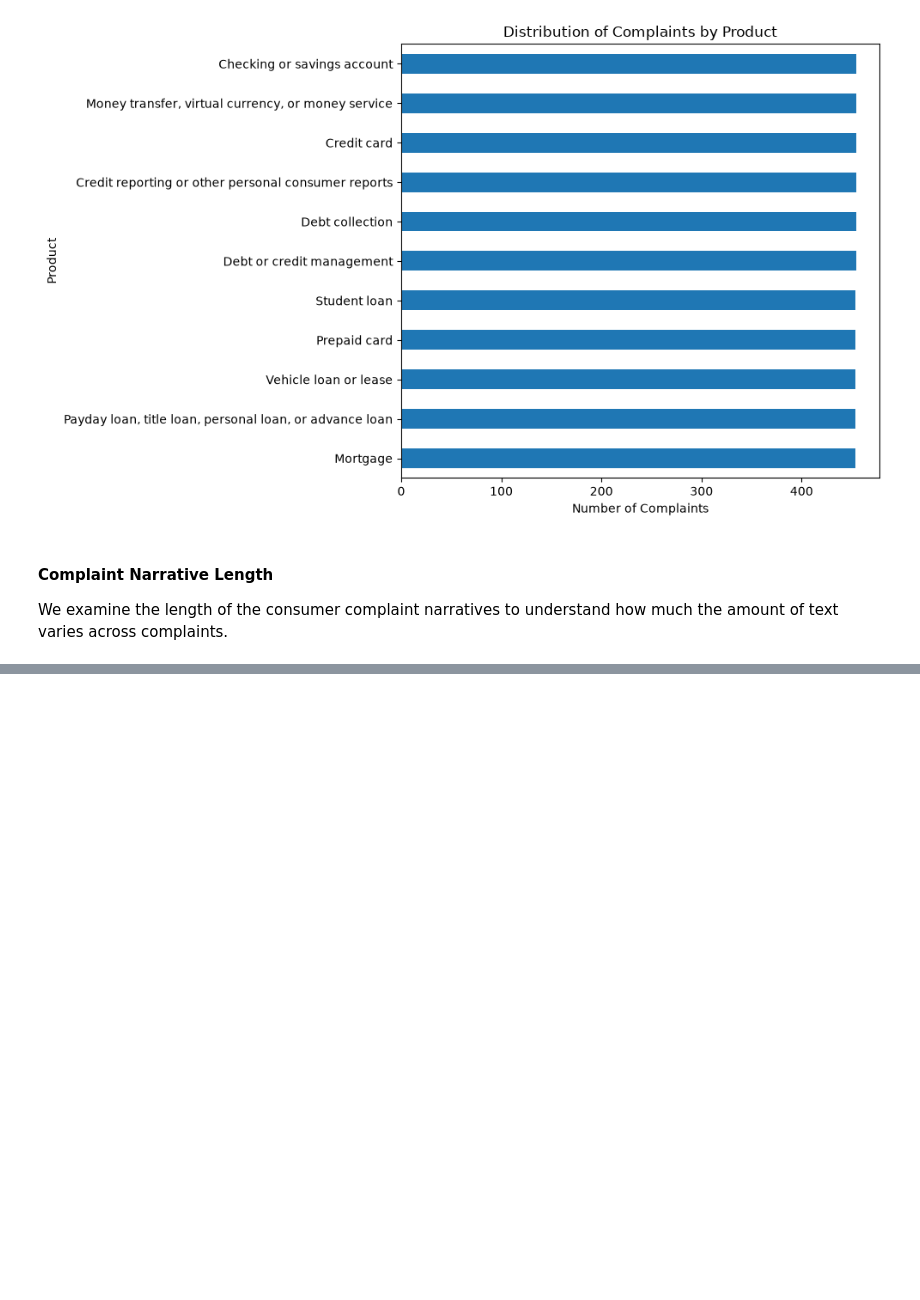
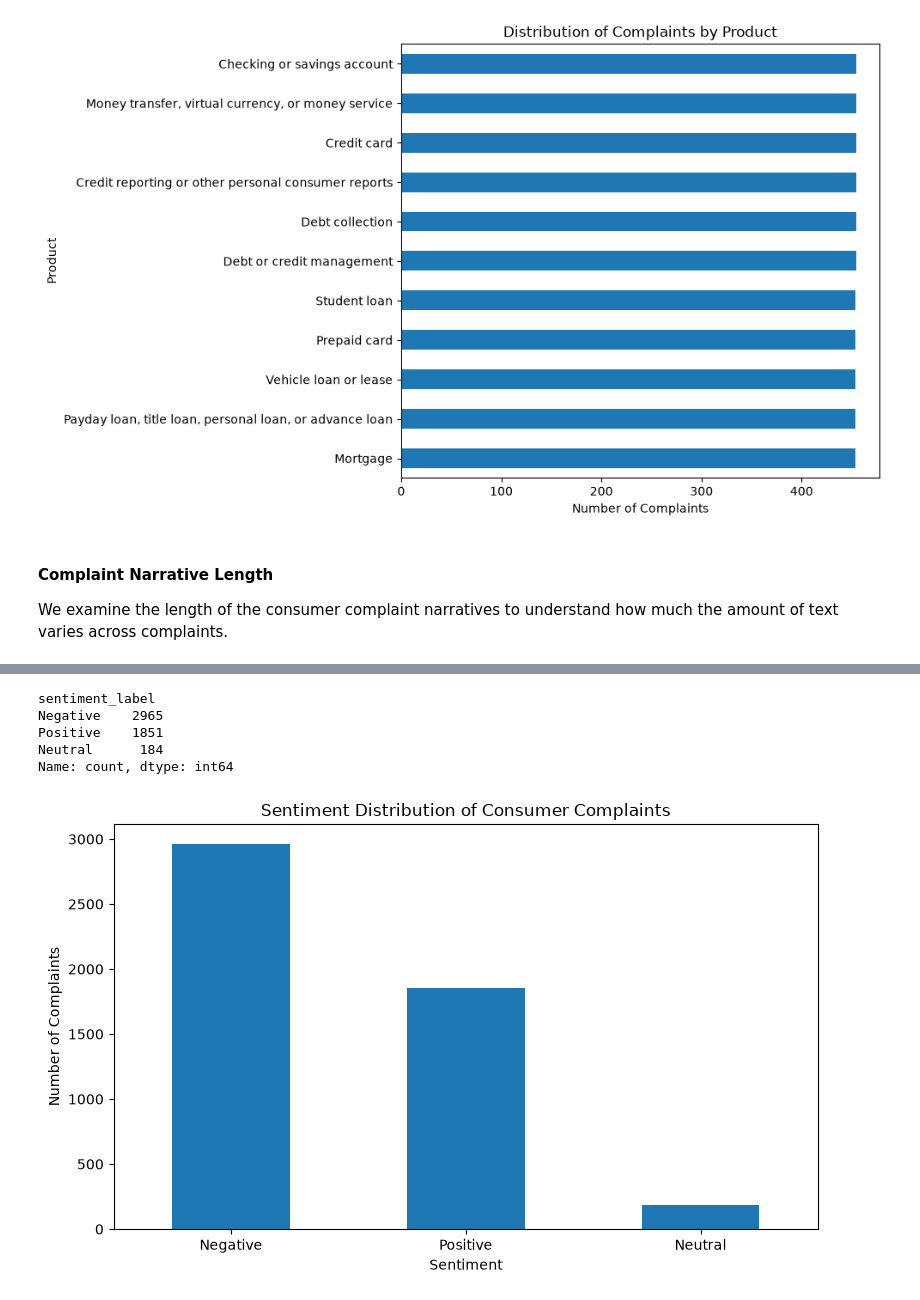
Before and after one commit to rebeccaquaye/consumer-financial-complaints, a Jupyter notebook: Notebook/Rebecca.ipynb, the cells around one changed output, grey strips where cells are left out. Drawn from its saved outputs; the diff is of its cells as text; code cells hidden in the pictures; blank space fills up the shorter version.

```diff
--- a/Notebook/Rebecca.ipynb
+++ b/Notebook/Rebecca.ipynb
@@ -123,0 +395,9 @@ We examine the length of the consumer complaint narratives to understand how muc
+# %%
+# Import VADER
+from nltk.sentiment.vader import SentimentIntensityAnalyzer
+
+# Download the VADER lexicon
+nltk.download("vader_lexicon")
+
+# Initialize the sentiment analyzer
+sentiment_analyzer = SentimentIntensityAnalyzer()
@@ -123,0 +428,41 @@ We examine the length of the consumer complaint narratives to understand how muc
+# %%
+# Classify sentiment based on compound scores
+def classify_sentiment(score):
+    if score >= 0.05:
+        return "Positive"
+    elif score <= -0.05:
+        return "Negative"
+    else:
+        return "Neutral"
+
+# Apply the sentiment classification
+df["sentiment_label"] = df["compound_score"].apply(classify_sentiment)
+
+# Count complaints by sentiment
+sentiment_counts = df["sentiment_label"].value_counts()
+
+sentiment_counts
+# %% [output]
+sentiment_label
+Negative    2965
+Positive    1851
+Neutral      184
+Name: count, dtype: int64
+# %%
+# Count complaints by sentiment
+sentiment_counts = df["sentiment_label"].value_counts()
+
+# Plot sentiment distribution
+plt.figure(figsize=(8, 5))
+
+sentiment_counts.plot(kind="bar")
+
+plt.title("Sentiment Distribution of Consumer Complaints")
+plt.xlabel("Sentiment")
+plt.ylabel("Number of Complaints")
+plt.xticks(rotation=0)
+
+plt.tight_layout()
+plt.show()
+# %% [output]
+[figure, added]
```
Also changed, not shown: parts of 32 cells of this notebook.
